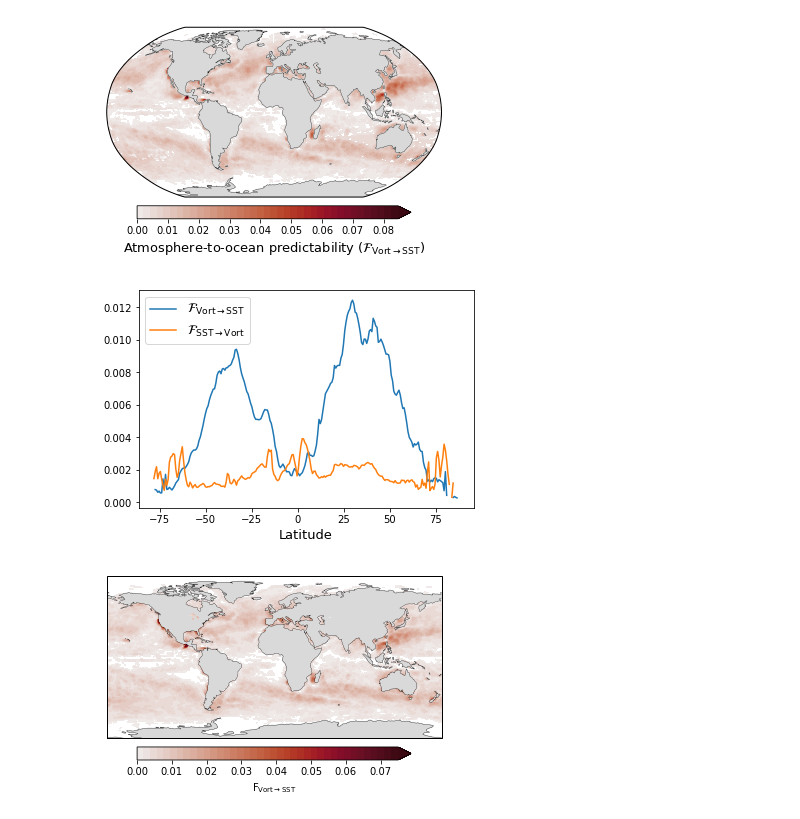
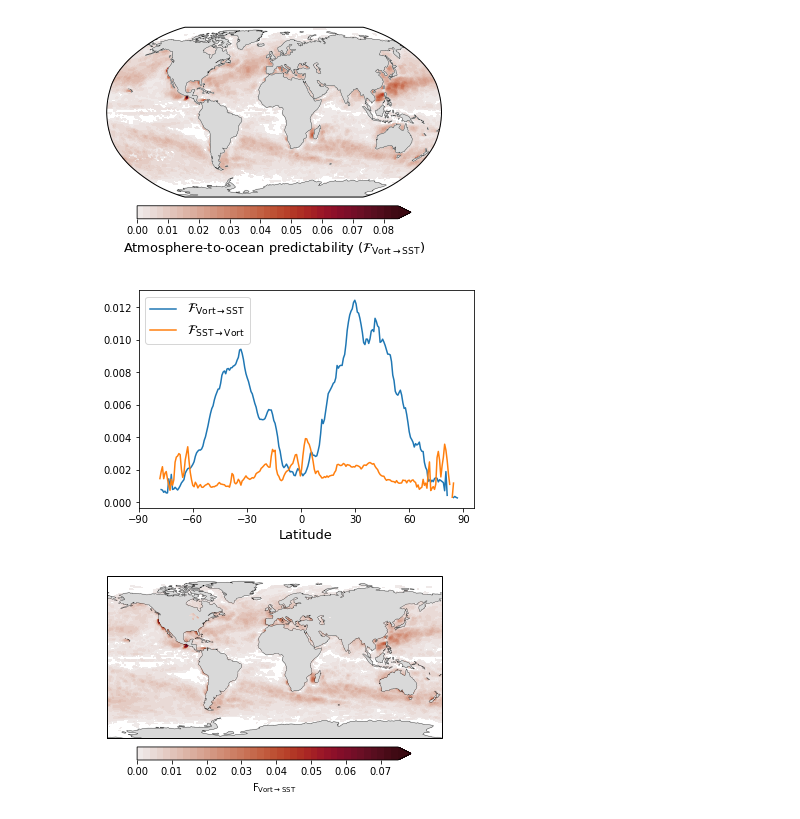
Before and after one commit to eviatarbach/predictability, a Jupyter notebook: Plots.ipynb, the cells around one changed output. Cells and saved outputs as stored; diff of their text form; code cells hidden in the pictures.

```diff
--- a/Plots.ipynb
+++ b/Plots.ipynb
@@ -109,12 +109,16 @@ var = data1['F_vort_to_sst'][:, 0]
 var[data1['sig_vort_to_sst'][:, 0] > 0.05] = numpy.NaN
 var = numpy.ma.masked_invalid(var)
 vmin, vmax = var.min(), var.max()
-var = var.filled(fill_value=-999)
 levels = numpy.linspace(0, vmax, 40)
 
-plt.tricontourf(lon, lat, var, 100, levels=levels,
-                cmap=cmap, transform=ccrs.PlateCarree(),
-                extend='max')
+regridded = pyresample.kd_tree.resample_nearest(orig_def, var.flatten(), targ_def, radius_of_influence=500000,
+                                                fill_value=None).reshape([241, 480])
+
+regridded, lon_cyc = add_cyclic_point(regridded, coord=lon2)
+
+plt.contourf(lon_cyc, lat2, regridded, 100, levels=levels,
+             cmap=cmap, transform=ccrs.PlateCarree(),
+             extend='max')
 cb = plt.colorbar(orientation='horizontal', fraction=0.06, pad=0.04)
 cb.set_label(r'Atmosphere-to-ocean predictability ($\mathcal{F}_{\mathrm{Vort}\rightarrow\mathrm{SST}}$)', size=13)
 tick_locator = ticker.MaxNLocator(nbins=9)
@@ -122,20 +126,24 @@ cb.locator = tick_locator
 cb.update_ticks()
 plt.savefig('F_vort_to_sst.pdf')
 # %% [output]
-[figure, old version]
+[figure, new version]
 # %%
 pts = []
 pts2 = []
+vort_to_sst = data1['F_vort_to_sst'][:, 0].load()
+sst_to_vort = data1['F_sst_to_vort'][:, 0].load()
+
 for l in numpy.unique(lat):
-    pts.append(data1['F_vort_to_sst'][:, 0][lat == l].mean())
-    pts2.append(data1['F_sst_to_vort'][:, 0][lat == l].mean())
+    pts.append((vort_to_sst[(data1['sig_vort_to_sst'][:, 0] < 0.05) & (lat == l)]).mean())
+    pts2.append((sst_to_vort[(data1['sig_sst_to_vort'][:, 0] < 0.05) & (lat == l)]).mean())
 plt.plot(numpy.unique(lat), pts)
 plt.plot(numpy.unique(lat), pts2)
 plt.xlabel('Latitude', size=13)
+plt.xticks(numpy.linspace(-90, 90, 7))
 plt.legend([r'$\mathcal{F}_{\mathrm{Vort}\rightarrow\mathrm{SST}}$', r'$\mathcal{F}_{\mathrm{SST}\rightarrow\mathrm{Vort}}$'], fontsize=13)
-plt.savefig('latitude.pdf')
+plt.savefig('zonal_average.pdf')
 # %% [output]
-[figure, old version]
+[figure, new version]
 # %%
 cmap = cmocean.cm.amp
 levels = numpy.linspace(0, 0.075, 40)
```
Also changed, not shown: parts of 9 cells of this notebook, 8 other files.
